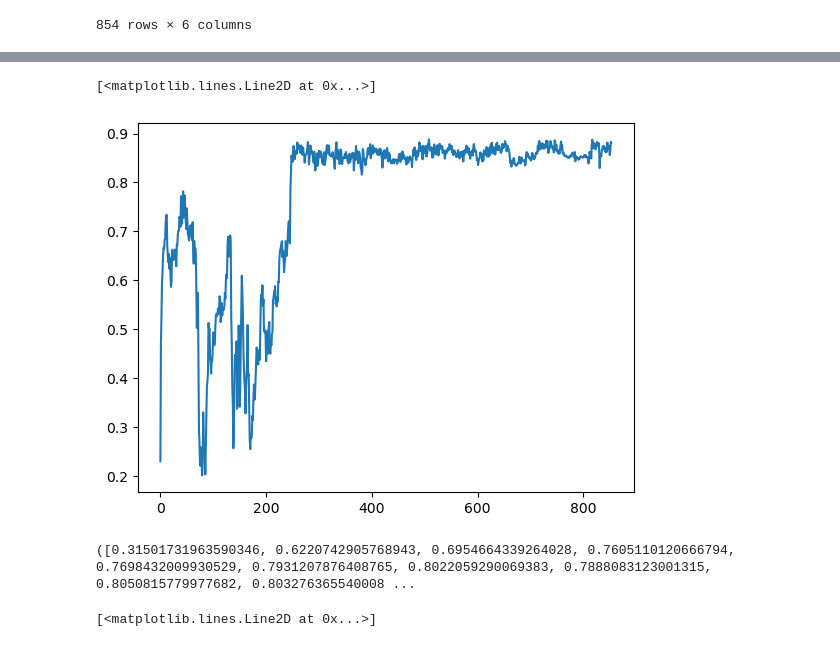
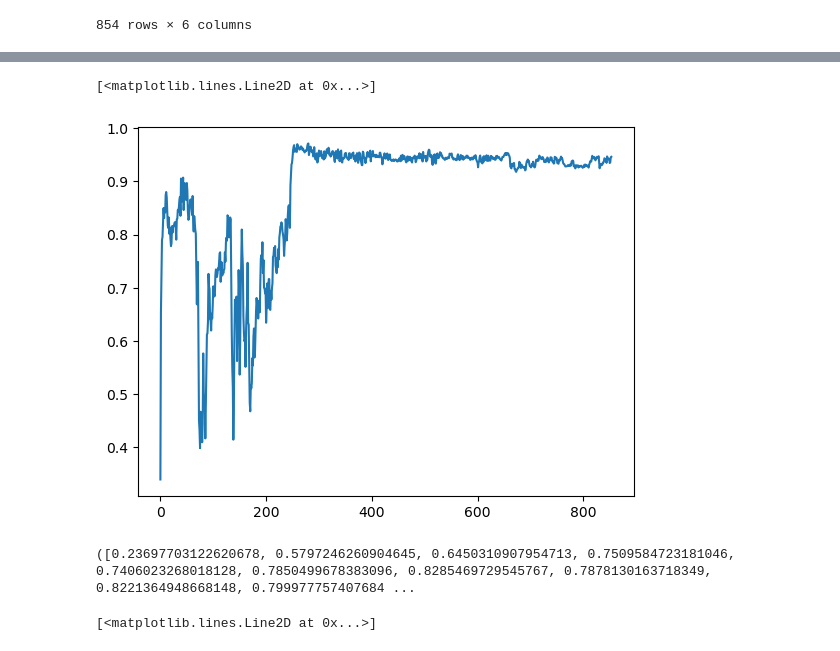
Before and after one commit to Dzyfhuba/lstm-prototype, a Jupyter notebook: app4.ipynb, the cells around one changed output, grey strips where cells are left out. Saved outputs shown, nothing was run; the diff lists cells and outputs as text; code cells hidden in the pictures.

```diff
--- a/app4.ipynb
+++ b/app4.ipynb
@@ -261,23 +286,23 @@ def simple_lstm(inputs, h, c, Wf, Wi, Wc, Wo, bf, bi, bc, bo):
 # %%
 # use that function
 hidden_states = simple_lstm(
-    df_choke_38_normalized,
+    df_choke_38_normalized.values,
     0,
     0,
     np.random.rand(6, 1),
     np.random.rand(6, 1),
     np.random.rand(6, 1),
     np.random.rand(6, 1),
     np.random.rand(1, 1),
     np.random.rand(1, 1),
     np.random.rand(1, 1),
     np.random.rand(1, 1)
 )
 # plot the hidden states
 plt.plot(hidden_states)
 # %% [output]
 [<matplotlib.lines.Line2D at 0x...>]
-[figure, old version]
+[figure, new version]
 # %%
 # unroll prediction
 def simple_lstm_unroll(inputs, h, c, Wf, Wi, Wc, Wo, bf, bi, bc, bo):
@@ -314,7 +339,7 @@ lstm_unroll = simple_lstm_unroll(
 )
 print(lstm_unroll)
 # %% [output]
-([0.31501731963590346, 0.6220742905768943, 0.6954664339264028, 0.7605110120666794, 0.7698432009930529, 0.7931207876408765, 0.8022059290069383, 0.7888083123001315, 0.8050815779977682, 0.803276365540008 ...
+([0.23697703122620678, 0.5797246260904645, 0.6450310907954713, 0.7509584723181046, 0.7406023268018128, 0.7850499678383096, 0.8285469729545767, 0.7878130163718349, 0.8221364948668148, 0.799977757407684 ...
 # %%
 # plot
 plt.plot(df_choke_38_normalized.index, df_choke_38_normalized['oil'], label='Actual')
```
Also changed, not shown: parts of 12 cells of this notebook, 1 other file.
